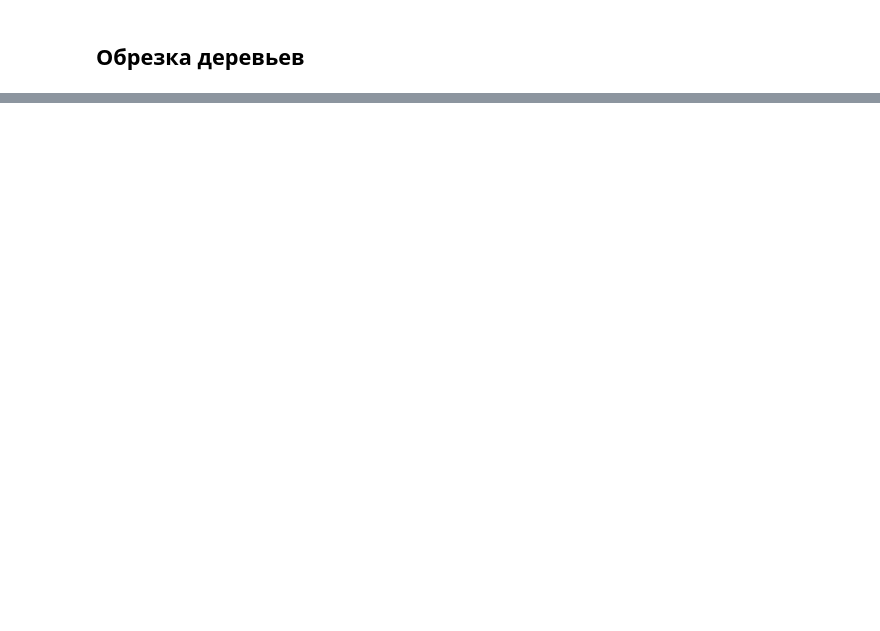
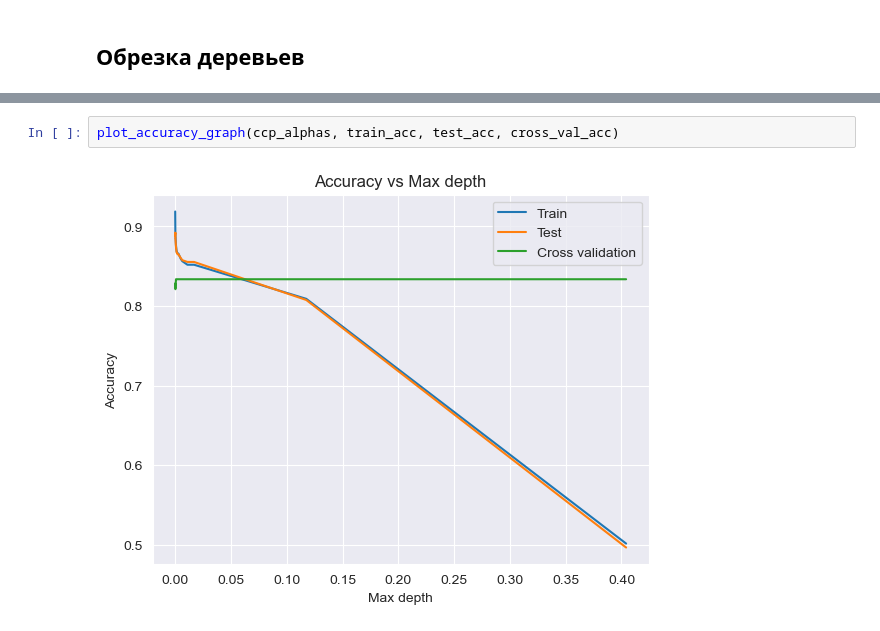
Before and after one commit to fongradnastya/data_analisys4, a Jupyter notebook: notebooks/work.ipynb, the cells around one changed output, grey strips where cells are left out. Saved outputs shown, nothing was run; the diff lists cells and outputs as text; blank space fills up the shorter version.

```diff
--- a/notebooks/work.ipynb
+++ b/notebooks/work.ipynb
@@ -296,0 +307,4 @@ Accuracy of pruned tree: 0.8873
+# %%
+plot_accuracy_graph(ccp_alphas, train_acc, test_acc, cross_val_acc)
+# %% [output]
+[figure, added]
```
Also changed, not shown: parts of 8 cells of this notebook, 2 other files.
